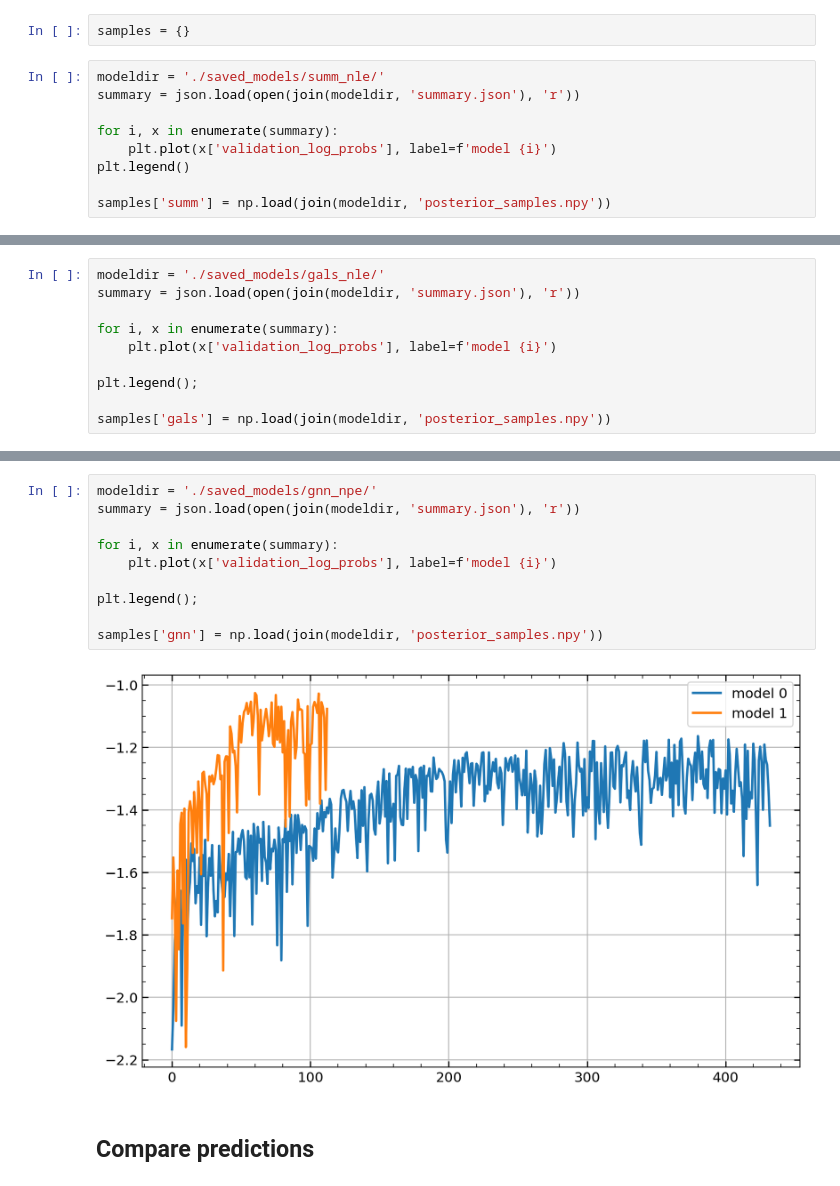
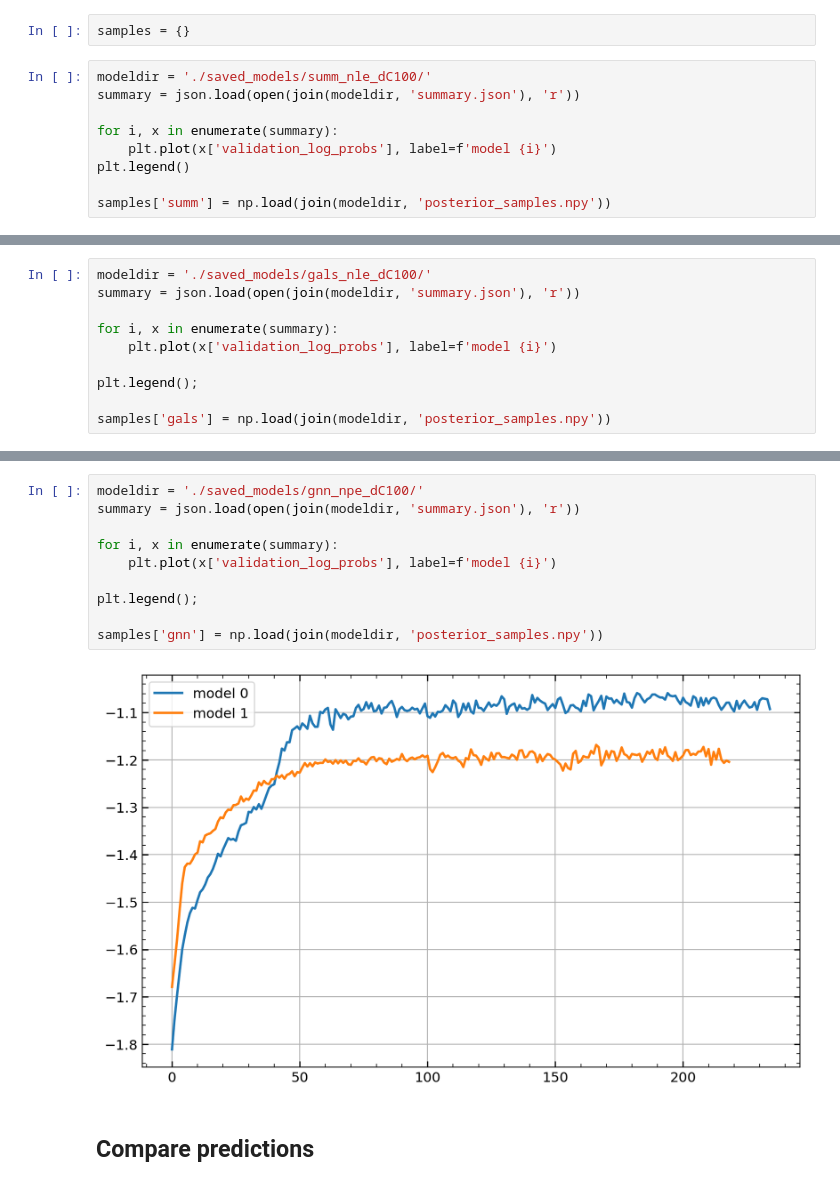
Before and after one commit to maho3/cl-ml-euclid, a Jupyter notebook: test_all.ipynb, the cells around one changed output, grey strips where cells are left out. Cells and saved outputs as stored; diff of their text form.

```diff
--- a/test_all.ipynb
+++ b/test_all.ipynb
@@ -65,7 +65,7 @@ prior = IndependentNormal(loc=[13.94], scale=[0.373])
 # %%
 samples = {}
 # %%
-modeldir = './saved_models/summ_nle/'
+modeldir = './saved_models/summ_nle_dC100/'
 summary = json.load(open(join(modeldir, 'summary.json'), 'r'))
 
 for i, x in enumerate(summary):
@@ -78,5 +78,5 @@ samples['summ'] = np.load(join(modeldir, 'posterior_samples.npy'))
 # %%
-modeldir = './saved_models/gals_nle/'
+modeldir = './saved_models/gals_nle_dC100/'
 summary = json.load(open(join(modeldir, 'summary.json'), 'r'))
 
 for i, x in enumerate(summary):
@@ -90,15 +90,15 @@ samples['gals'] = np.load(join(modeldir, 'posterior_samples.npy'))
 # %%
-modeldir = './saved_models/gnn_npe/'
+modeldir = './saved_models/gnn_npe_dC100/'
 summary = json.load(open(join(modeldir, 'summary.json'), 'r'))
 
 for i, x in enumerate(summary):
     plt.plot(x['validation_log_probs'], label=f'model {i}')
 
 plt.legend();
 
 samples['gnn'] = np.load(join(modeldir, 'posterior_samples.npy'))
 # %% [output]
-[figure, old version]
+[figure, new version]
 # %% [markdown]
 ## Compare predictions
 # %%
```
Also changed, not shown: parts of 6 cells of this notebook, 4 other files.
